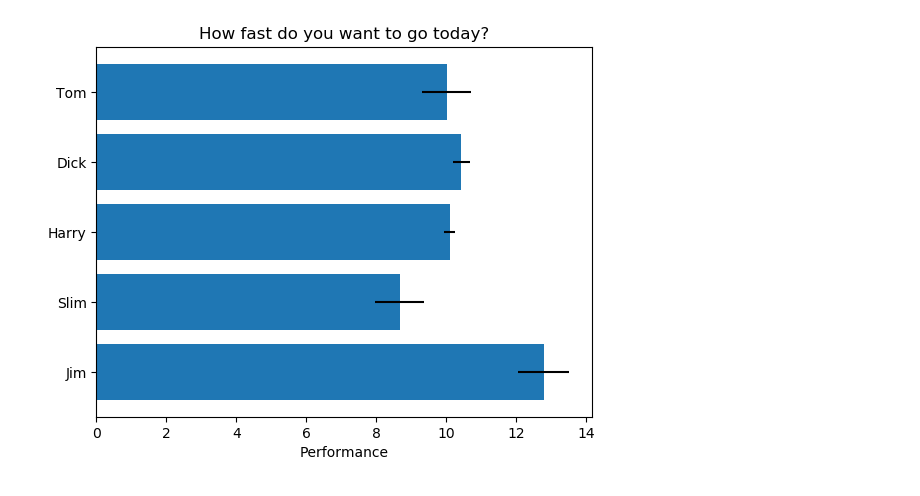
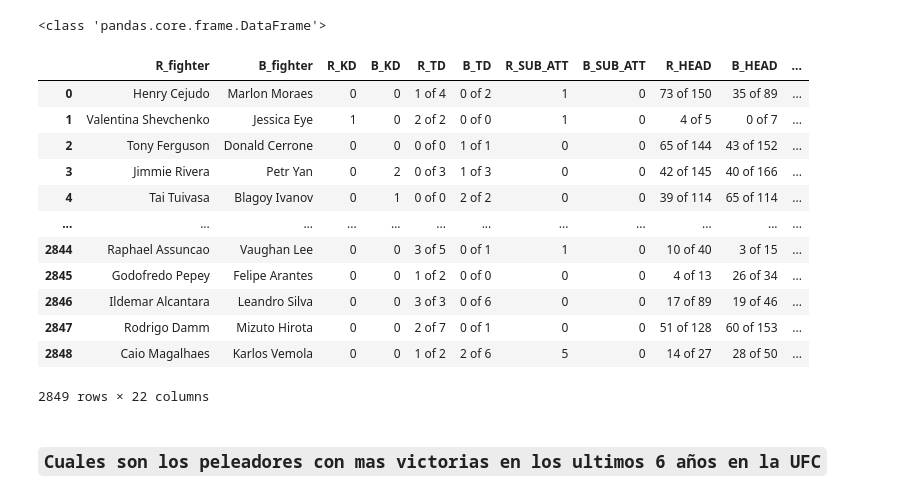
Before and after one commit to 2020-A-Python-GR1/py-reinoso-paul, a Jupyter notebook: ProyectoParte2-FinalBimestre/Informe.ipynb, the cells around one changed output. Saved outputs shown, nothing was run; the diff lists cells and outputs as text; code cells hidden in the pictures.

```diff
--- a/ProyectoParte2-FinalBimestre/Informe.ipynb
+++ b/ProyectoParte2-FinalBimestre/Informe.ipynb
@@ -4,9 +4,31 @@ import numpy as np
 import pandas as pd
 
 path="C://Users//Paulr//Documents//Git-Kraken//py-reinoso-paul//ProyectoParte2-FinalBimestre//data//raw_total_fight_data.csv"
-#columnas=['R_fighter','B_fighter','R_KD','B_KD','R_SIG_STR.','B_SIG_STR.','R_SIG_STR_pct']
+'''columnas=['R_fighter',
+          'B_fighter',
+          'R_KD',
+          'B_KD',
+          'R_TD',
+          'B_TD',
+          'B_HEAD',
+          'R_HEAD',
+          'win_by',
+          'Winner',
+          'last_round',
+          'last_round_time',
+          'Format',
+          'R_GROUND',
+          'B_GROUND',
+          'Referee',
+          'date',
+          'location',
+          'Fight_type',
+          'R_SUB_ATT',
+          'B_SUB_ATT',
+          'R_BODY',
+          'R_BODY'
+         ]'''
 
 df1=pd.read_csv(
     path,
-    nrows=10)#,
-    #usecols=columnas)
+    usecols=columnas)
@@ -28,23 +34,0 @@ df1
-# %%
-# Arreglando el estado aleatorio para la reproducibilidad
-np.random.seed(19680801)
-
-plt.rcdefaults()
-fig, ax = plt.subplots()
-
-# Example data
-people = ('Tom', 'Dick', 'Harry', 'Slim', 'Jim')
-y_pos = np.arange(len(people))
-performance = 3 + 10 * np.random.rand(len(people))
-error = np.random.rand(len(people))
-
-ax.barh(y_pos, performance, xerr=error, align='center')
-ax.set_yticks(y_pos)
-ax.set_yticklabels(people)
-ax.invert_yaxis()  # labels read top-to-bottom
-ax.set_xlabel('Performance')
-ax.set_title('How fast do you want to go today?')
-
-plt.show()
-# %% [output]
-[figure, removed]
@@ -71,0 +35,25 @@ plt.show()
+# %%
+# limitaremos el raggo de peleas desde 'june 08 2019' hasta 'june 08 2013'
+arr=np.where(df1['date']=="June 08  2013")[0] #obtenemos los indicedes con fecha
+limite=arr[-1]
+df_limpio=df1.iloc[0:limite]
+# %%
+print(type(df_limpio))
+df_limpio
+# %% [output]
+<class 'pandas.core.frame.DataFrame'>
+|  | R_fighter | B_fighter | R_KD | B_KD | R_TD | B_TD | R_SUB_ATT | B_SUB_ATT | R_HEAD | B_HEAD | ... |
+| 0 | Henry Cejudo | Marlon Moraes | 0 | 0 | 1 of 4 | 0 of 2 | 1 | 0 | 73 of 150 | 35 of 89 | ... |
+| 1 | Valentina Shevchenko | Jessica Eye | 1 | 0 | 2 of 2 | 0 of 0 | 1 | 0 | 4 of 5 | 0 of 7 | ... |
+| 2 | Tony Ferguson | Donald Cerrone | 0 | 0 | 0 of 0 | 1 of 1 | 0 | 0 | 65 of 144 | 43 of 152 | ... |
+| 3 | Jimmie Rivera | Petr Yan | 0 | 2 | 0 of 3 | 1 of 3 | 0 | 0 | 42 of 145 | 40 of 166 | ... |
+| 4 | Tai Tuivasa | Blagoy Ivanov | 0 | 1 | 0 of 0 | 2 of 2 | 0 | 0 | 39 of 114 | 65 of 114 | ... |
+| ... | ... | ... | ... | ... | ... | ... | ... | ... | ... | ... | ... |
+| 2844 | Raphael Assuncao | Vaughan Lee | 0 | 0 | 3 of 5 | 0 of 1 | 1 | 0 | 10 of 40 | 3 of 15 | ... |
+| 2845 | Godofredo Pepey | Felipe Arantes | 0 | 0 | 1 of 2 | 0 of 0 | 0 | 0 | 4 of 13 | 26 of 34 | ... |
+| 2846 | Ildemar Alcantara | Leandro Silva | 0 | 0 | 3 of 3 | 0 of 6 | 0 | 0 | 17 of 89 | 19 of 46 | ... |
+| 2847 | Rodrigo Damm | Mizuto Hirota | 0 | 0 | 2 of 7 | 0 of 1 | 0 | 0 | 51 of 128 | 60 of 153 | ... |
+| 2848 | Caio Magalhaes | Karlos Vemola | 0 | 0 | 1 of 2 | 2 of 6 | 5 | 0 | 14 of 27 | 28 of 50 | ... |
+2849 rows × 22 columns
+# %% [markdown]
+### `Cuales son los peleadores con mas victorias en los ultimos 6 años en la UFC`
```
Also changed, not shown: parts of 4 cells of this notebook, 2 other files.
